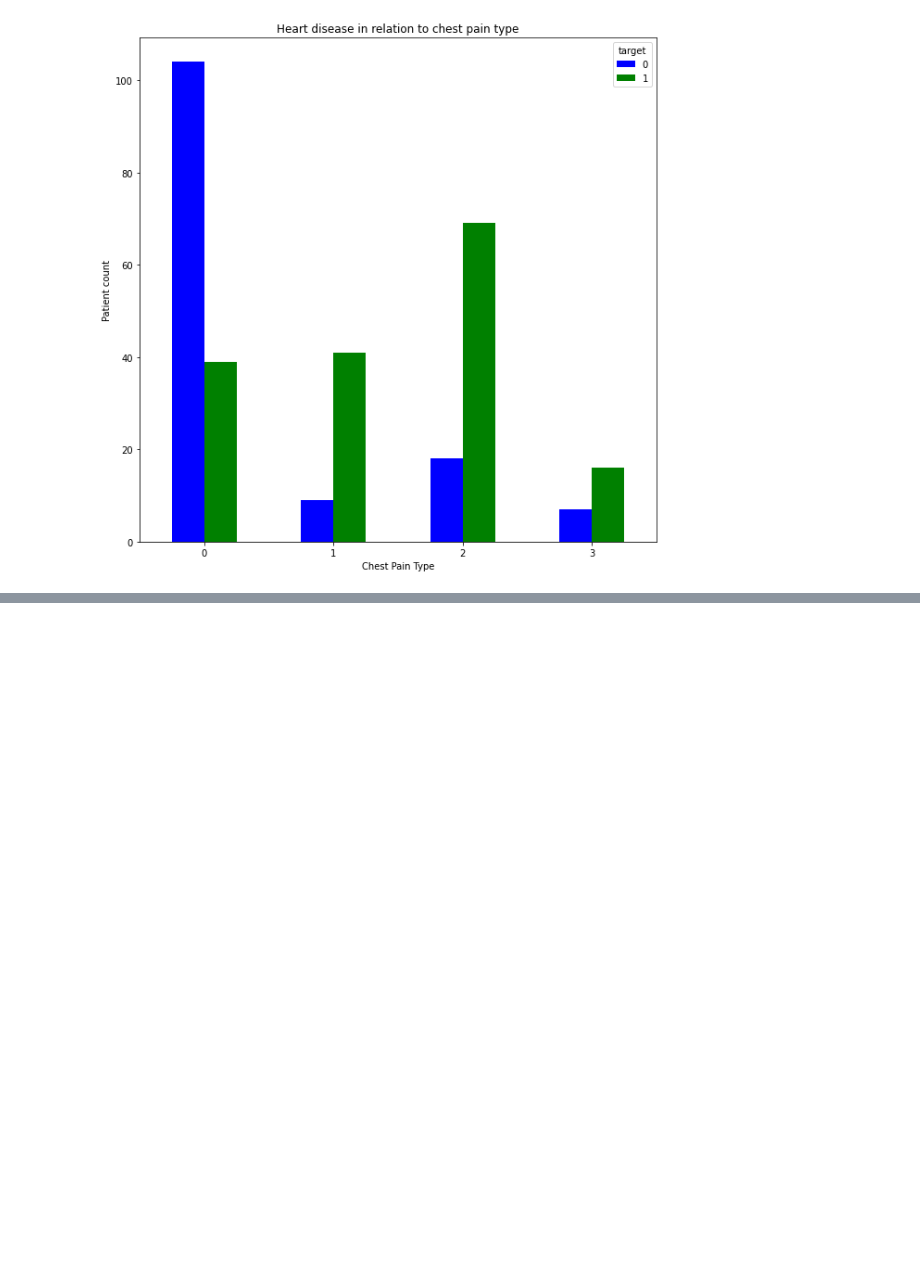
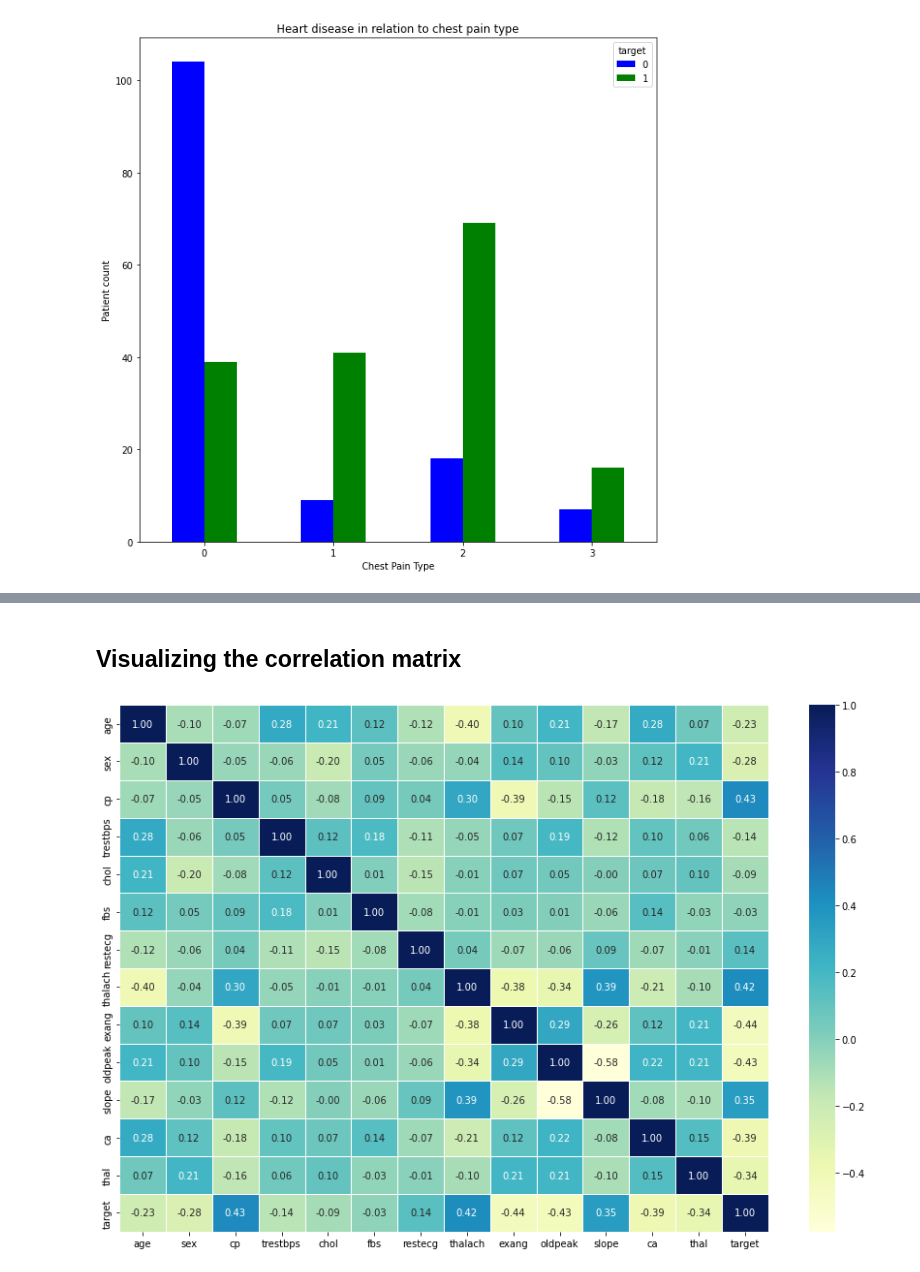
Before and after one commit to arghanath007/Data-Science, a Jupyter notebook: heart_disease_project(Classification Problem)/heart_disease.ipynb, the cells around one changed output, grey strips where cells are left out. Drawn from its saved outputs; the diff is of its cells as text; code cells hidden in the pictures; blank space fills up the shorter version.

```diff
--- a/heart_disease_project(Classification Problem)/heart_disease.ipynb
+++ b/heart_disease_project(Classification Problem)/heart_disease.ipynb
@@ -252,0 +273,9 @@ plt.xticks(rotation=0)
+# %% [markdown]
+## Visualizing the correlation matrix
+# %%
+corr_matrix=df.corr() # Correlation Matrix
+
+fig,ax= plt.subplots(figsize=(15,10))
+ax=sns.heatmap(corr_matrix, annot=True,linewidths=0.5, fmt='0.2f', cmap='YlGnBu') # 'fmt' is like number of digits we want after the decimal point.
+# %% [output]
+[figure, added]
```
Also changed, not shown: parts of 46 cells of this notebook, 4 other files.
